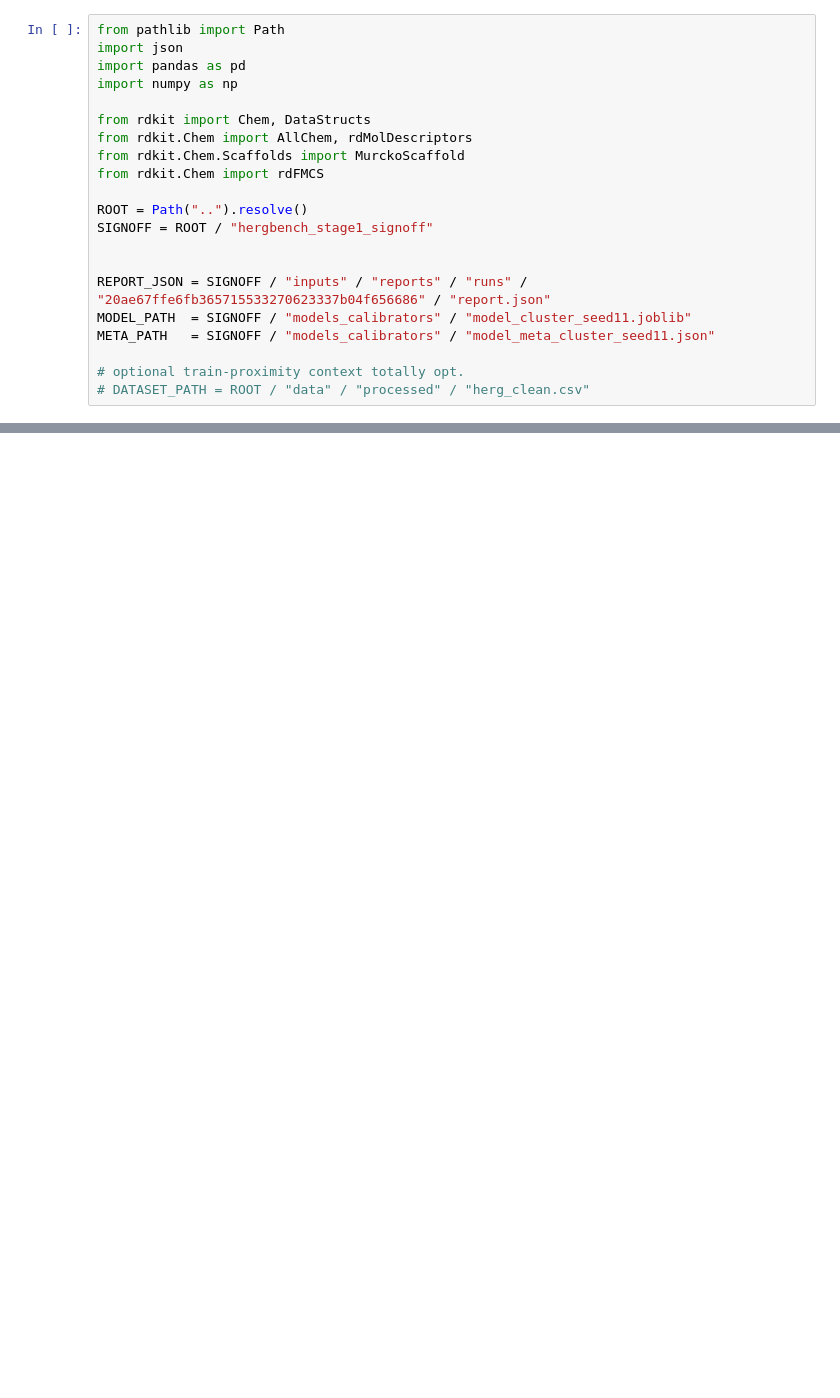
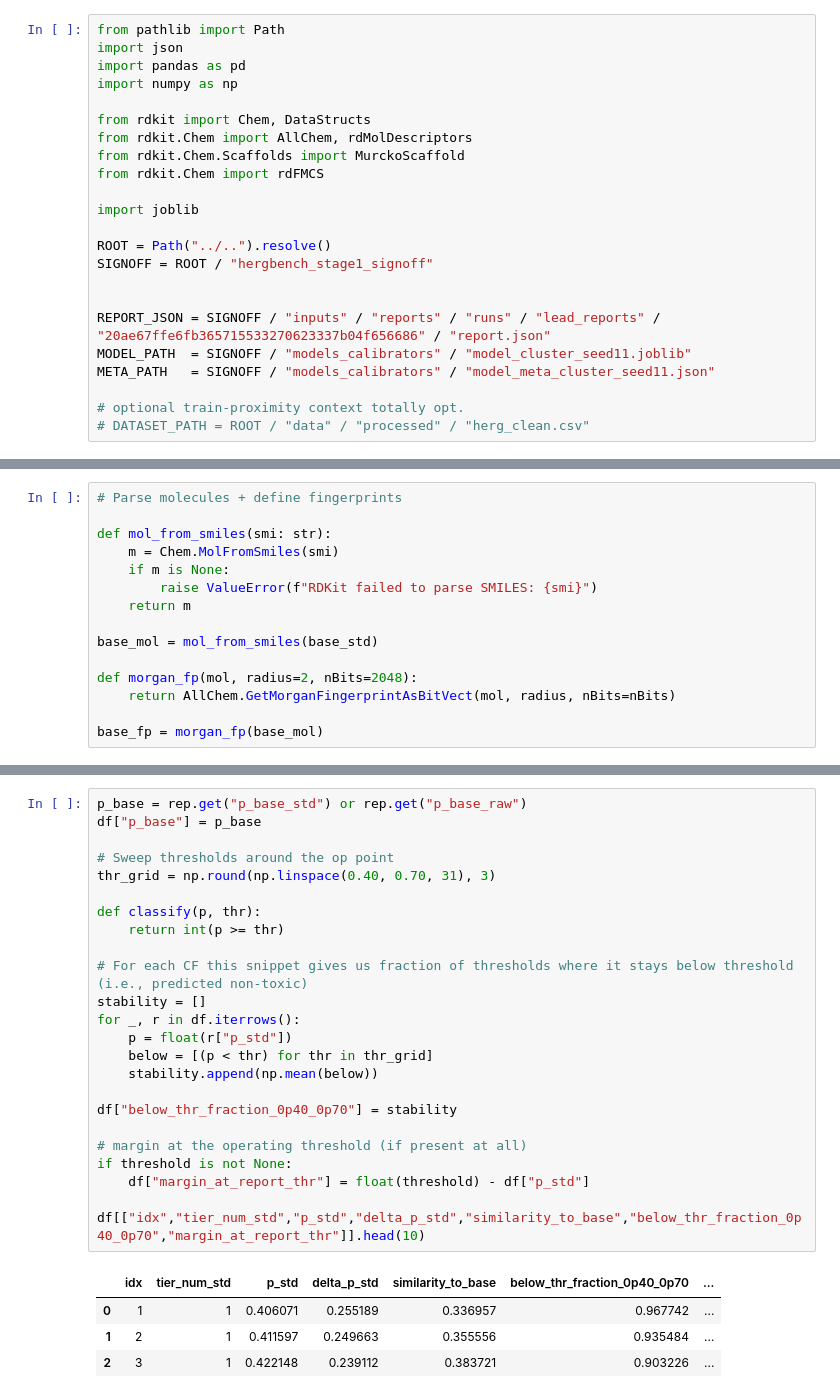
Before and after one commit to hsreedeth/hERGBench, a Jupyter notebook: data/notebooks/ notebook0_stage1_qc.ipynb, the cells around one changed output, grey strips where cells are left out. Saved outputs shown, nothing was run; the diff lists cells and outputs as text; blank space fills up the shorter version.

```diff
--- a/data/notebooks/ notebook0_stage1_qc.ipynb
+++ b/data/notebooks/ notebook0_stage1_qc.ipynb
@@ -9,11 +9,13 @@ from rdkit.Chem import AllChem, rdMolDescriptors
 from rdkit.Chem.Scaffolds import MurckoScaffold
 from rdkit.Chem import rdFMCS
 
-ROOT = Path("..").resolve()
+import joblib
+
+ROOT = Path("../..").resolve()
 SIGNOFF = ROOT / "hergbench_stage1_signoff"
 
 
-REPORT_JSON = SIGNOFF / "inputs" / "reports" / "runs" / "20ae67ffe6fb365715533270623337b04f656686" / "report.json"
+REPORT_JSON = SIGNOFF / "inputs" / "reports" / "runs" / "lead_reports" / "20ae67ffe6fb365715533270623337b04f656686" / "report.json"
 MODEL_PATH  = SIGNOFF / "models_calibrators" / "model_cluster_seed11.joblib"
 META_PATH   = SIGNOFF / "models_calibrators" / "model_meta_cluster_seed11.json"
 
@@ -34,0 +39,15 @@ FileNotFoundError: [Errno 2] No such file or directory: '/Users/harisreedeth/Des
+# %%
+# Parse molecules + define fingerprints
+
+def mol_from_smiles(smi: str):
+    m = Chem.MolFromSmiles(smi)
+    if m is None:
+        raise ValueError(f"RDKit failed to parse SMILES: {smi}")
+    return m
+
+base_mol = mol_from_smiles(base_std)
+
+def morgan_fp(mol, radius=2, nBits=2048):
+    return AllChem.GetMorganFingerprintAsBitVect(mol, radius, nBits=nBits)
+
+base_fp = morgan_fp(base_mol)
@@ -34,0 +126,29 @@ FileNotFoundError: [Errno 2] No such file or directory: '/Users/harisreedeth/Des
+# %%
+p_base = rep.get("p_base_std") or rep.get("p_base_raw")
+df["p_base"] = p_base
+
+# Sweep thresholds around the op point
+thr_grid = np.round(np.linspace(0.40, 0.70, 31), 3)
+
+def classify(p, thr):
+    return int(p >= thr)
+
+# For each CF this snippet gives us fraction of thresholds where it stays below threshold (i.e., predicted non-toxic)
+stability = []
+for _, r in df.iterrows():
+    p = float(r["p_std"])
+    below = [(p < thr) for thr in thr_grid]
+    stability.append(np.mean(below))
+
+df["below_thr_fraction_0p40_0p70"] = stability
+
+# margin at the operating threshold (if present at all)
+if threshold is not None:
+    df["margin_at_report_thr"] = float(threshold) - df["p_std"]
+
+df[["idx","tier_num_std","p_std","delta_p_std","similarity_to_base","below_thr_fraction_0p40_0p70","margin_at_report_thr"]].head(10)
+# %% [output]
+|  | idx | tier_num_std | p_std | delta_p_std | similarity_to_base | below_thr_fraction_0p40_0p70 | ... |
+| 0 | 1 | 1 | 0.406071 | 0.255189 | 0.336957 | 0.967742 | ... |
+| 1 | 2 | 1 | 0.411597 | 0.249663 | 0.355556 | 0.935484 | ... |
+| 2 | 3 | 1 | 0.422148 | 0.239112 | 0.383721 | 0.903226 | ... |
```
Also changed, not shown: parts of 15 cells of this notebook, 16 other files.
